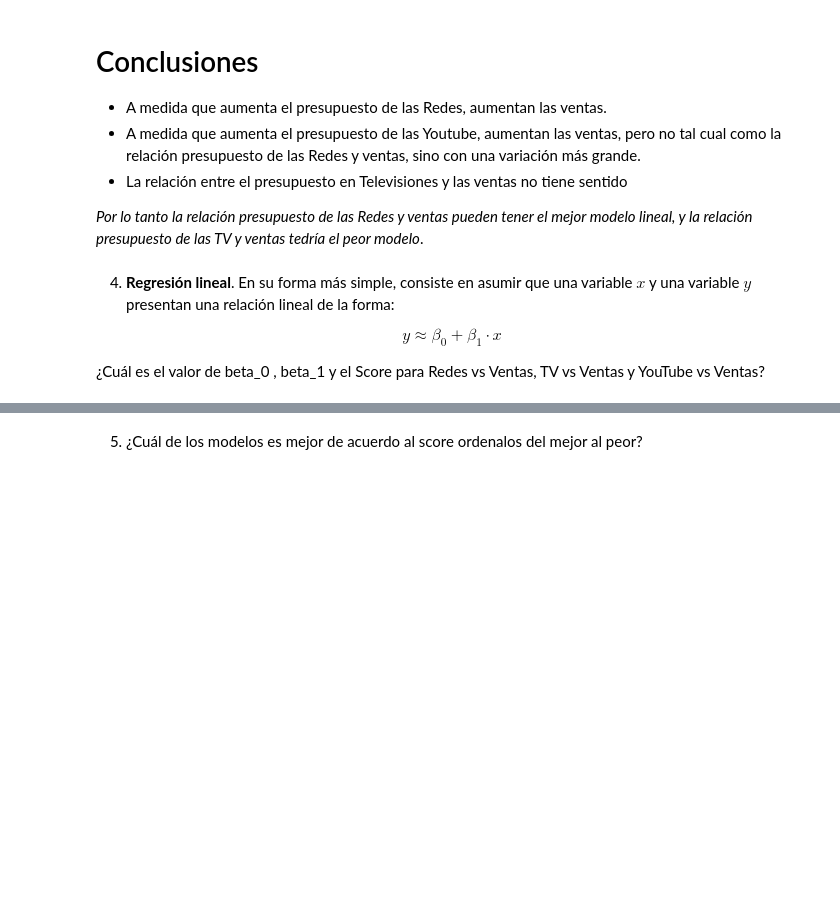
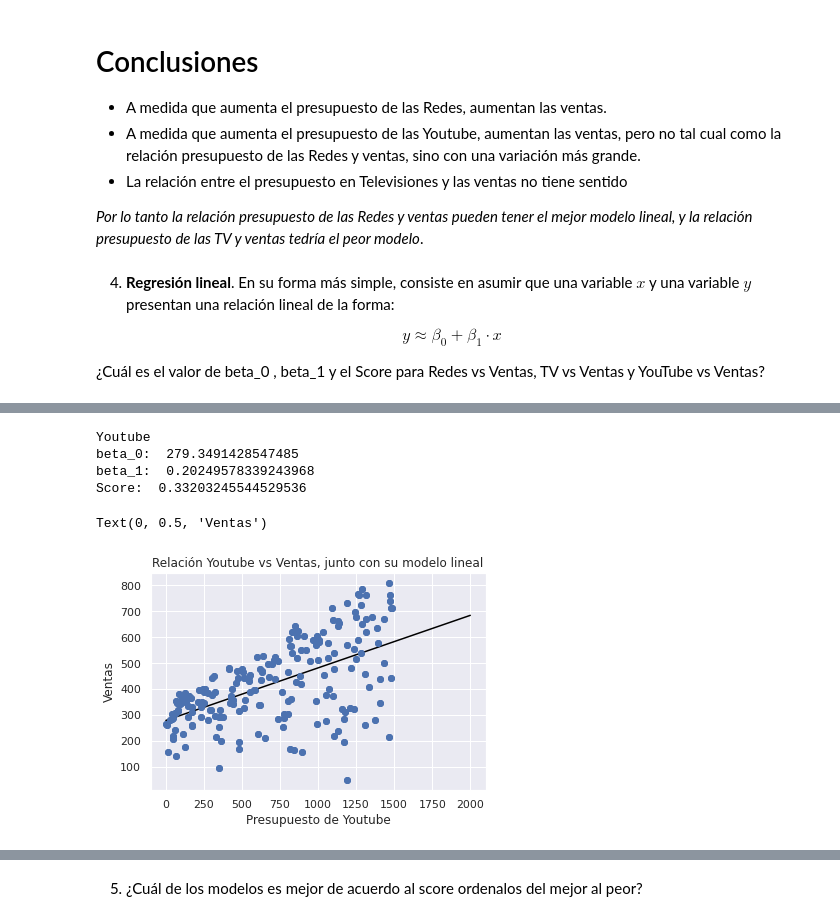
Before and after one commit to JoseA725/literate-enigma, a Jupyter notebook: 6.2 - Actividad Regresion Linea.ipynb, the cells around one changed output, grey strips where cells are left out. Saved outputs shown, nothing was run; the diff lists cells and outputs as text; code cells hidden in the pictures; blank space fills up the shorter version.

```diff
--- a/6.2 - Actividad Regresion Linea.ipynb
+++ b/6.2 - Actividad Regresion Linea.ipynb
@@ -201,0 +196,27 @@ Score:  0.05212044544430494
+# %%
+# Youtube
+lm2 = LinearRegression()
+x = negocio['Youtube']
+y = negocio['sales']
+lm2.fit(x[:, np.newaxis], y)
+print('Youtube')
+print('beta_0: ', lm2.intercept_)
+print('beta_1: ', lm2.coef_[0])
+print('Score: ', lm2.score(negocio[['Youtube']], negocio['sales']), '\n')
+
+xfit = np.linspace(0, 2000, 10000)
+yfit = lm2.predict(xfit[:, np.newaxis])
+plt.scatter(x, y)
+plt.plot(xfit, yfit, color="black");
+plt.plot(x,y, 'o')
+
+plt.title('Relación Youtube vs Ventas, junto con su modelo lineal')
+plt.xlabel('Presupuesto de Youtube')
+plt.ylabel('Ventas')
+# %% [output]
+Youtube
+beta_0:  279.3491428547485
+beta_1:  0.20249578339243968
+Score:  0.33203245544529536
+Text(0, 0.5, 'Ventas')
+[figure, added]
```
Also changed, not shown: parts of 7 cells of this notebook.
